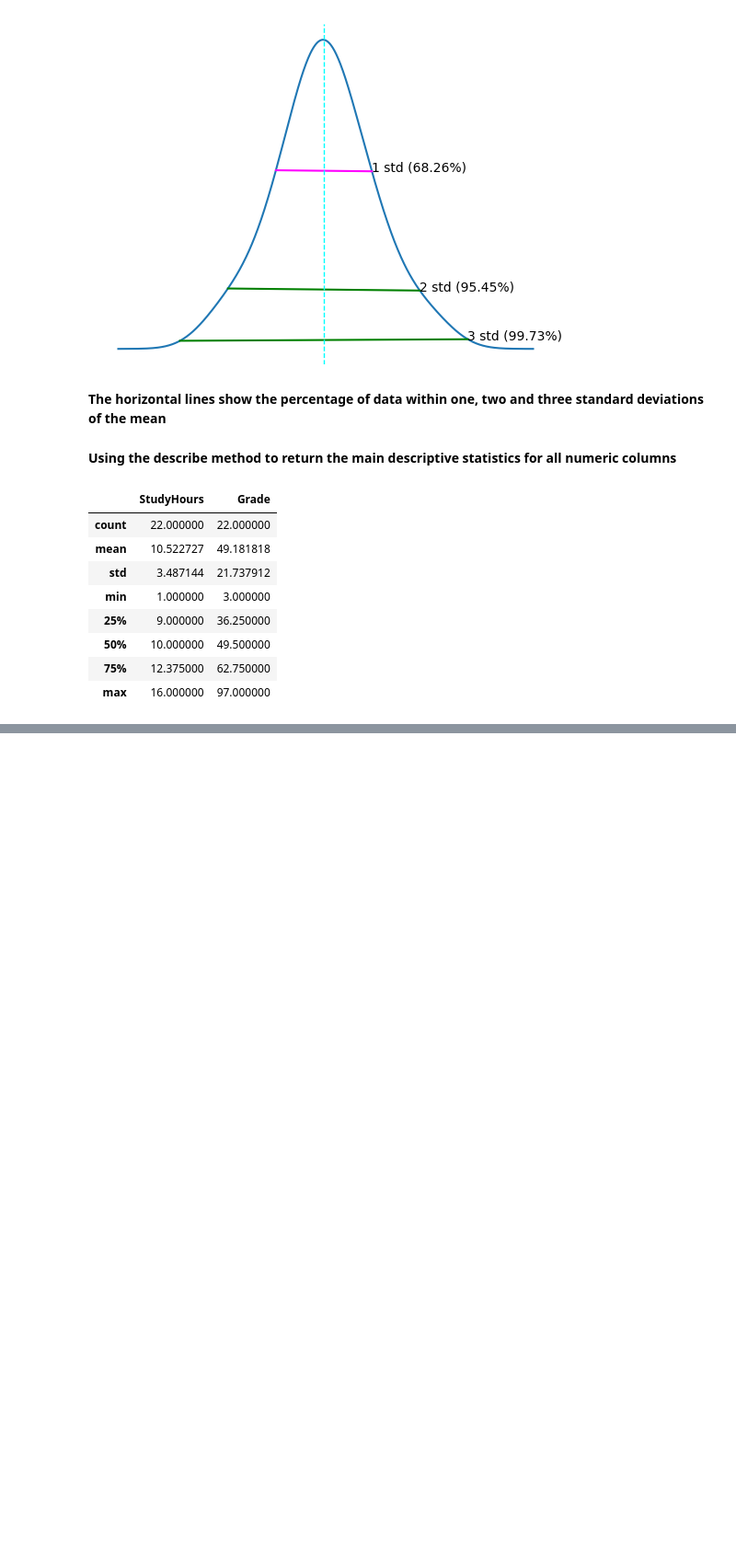
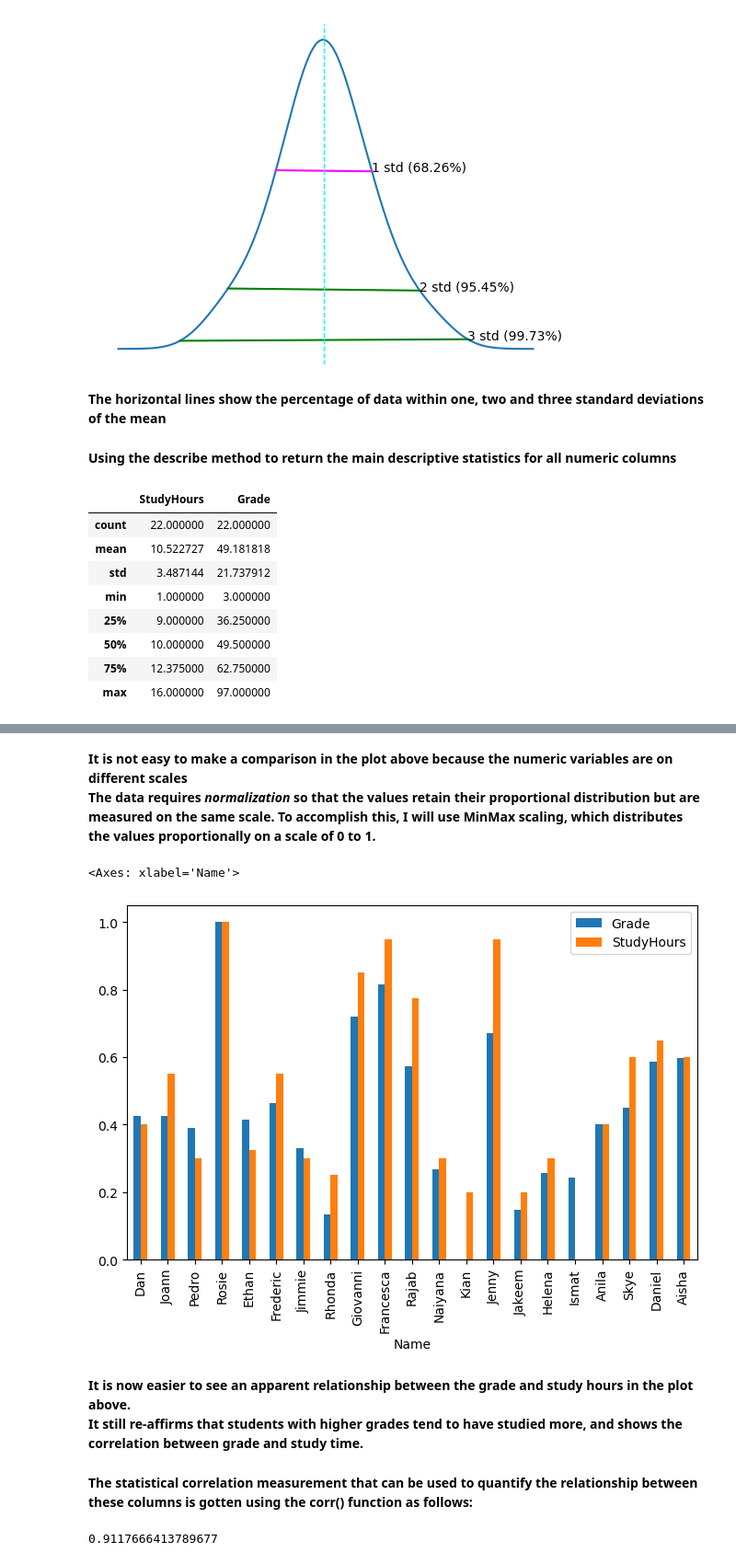
Before and after one commit to roangira99/Data-Analysis-ML, a Jupyter notebook: student_grades_viz.ipynb, the cells around one changed output, grey strips where cells are left out. Shown: that part at 92% size. Saved outputs shown, nothing was run; the diff lists cells and outputs as text; code cells hidden in the pictures; blank space fills up the shorter version.

```diff
--- a/student_grades_viz.ipynb
+++ b/student_grades_viz.ipynb
@@ -447,0 +497,30 @@ df_students.describe()
+# %% [markdown]
+<b>It is not easy to make a comparison in the plot above because the numeric variables are on different scales</b><br>
+<b>The data requires *normalization* so that the values retain their proportional distribution but are measured on the same scale. To accomplish this, I will use MinMax scaling, which distributes the values proportionally on a scale of 0 to 1.</b>
+# %%
+from sklearn.preprocessing import MinMaxScaler
+
+# Get a scaler object
+scaler = MinMaxScaler()
+
+# Create a new dataframe for the scaled values
+df_normalized = df_sample[['Name', 'Grade', 'StudyHours']].copy()
+
+# Normalize the numeric columns
+df_normalized[['Grade', 'StudyHours']] = scaler.fit_transform(df_normalized[['Grade','StudyHours']])
+
+# Plot the normalized values
+df_normalized.plot(x='Name', y=['Grade','StudyHours'], kind='bar', figsize=(8,5))
+# %% [output]
+<Axes: xlabel='Name'>
+[figure, added]
+# %% [markdown]
+<b>It is now easier to see an apparent relationship between the grade and study hours in the plot above.</b><br>
+<b>It still re-affirms that students with higher grades tend to have studied more, and shows the correlation between grade and study time.</b><br>
+# %% [markdown]
+<b>The statistical correlation measurement that can be used to quantify the
+relationship between these columns is gotten using the corr() function as follows:</b>
+# %%
+df_normalized.Grade.corr(df_normalized.StudyHours)
+# %% [output]
+0.9117666413789677
```
Also changed, not shown: parts of 12 cells of this notebook.
